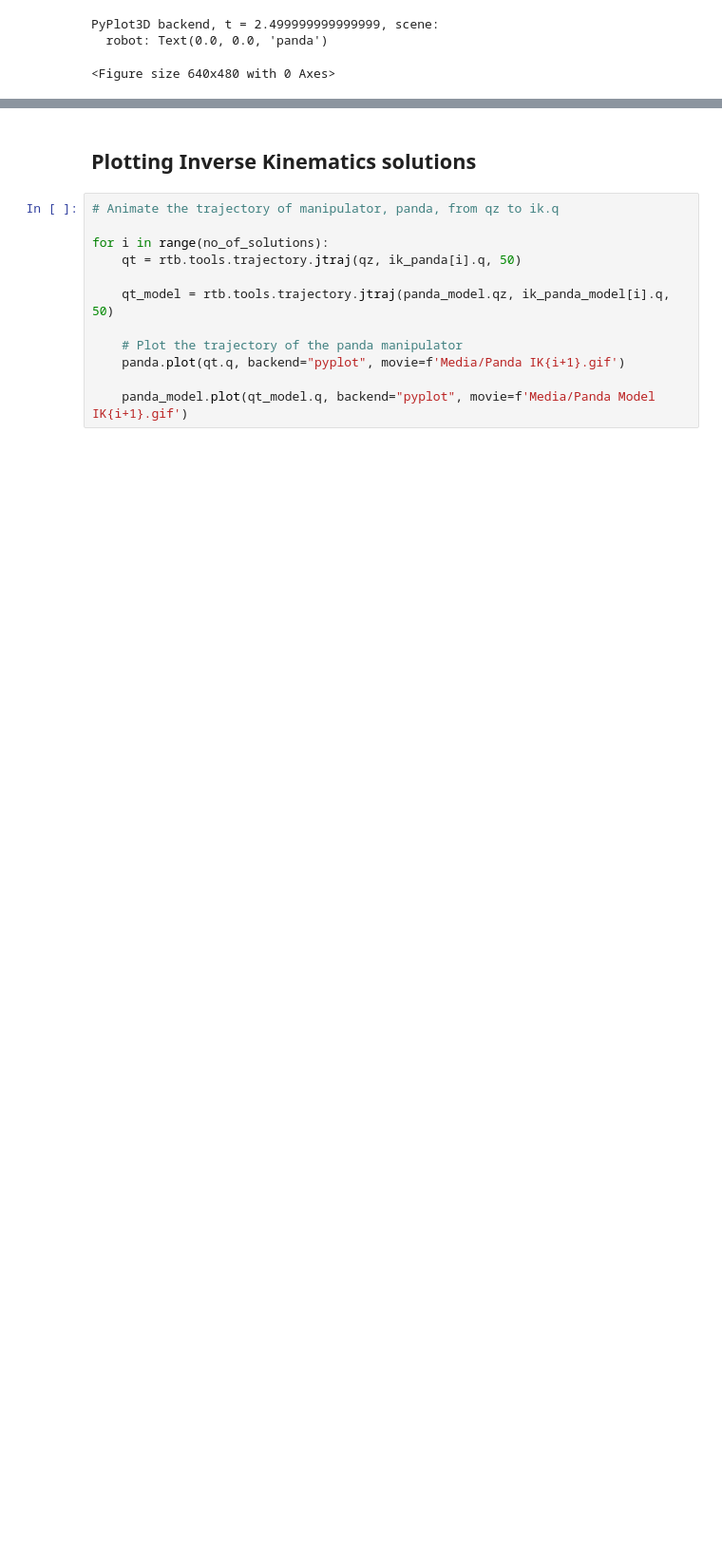
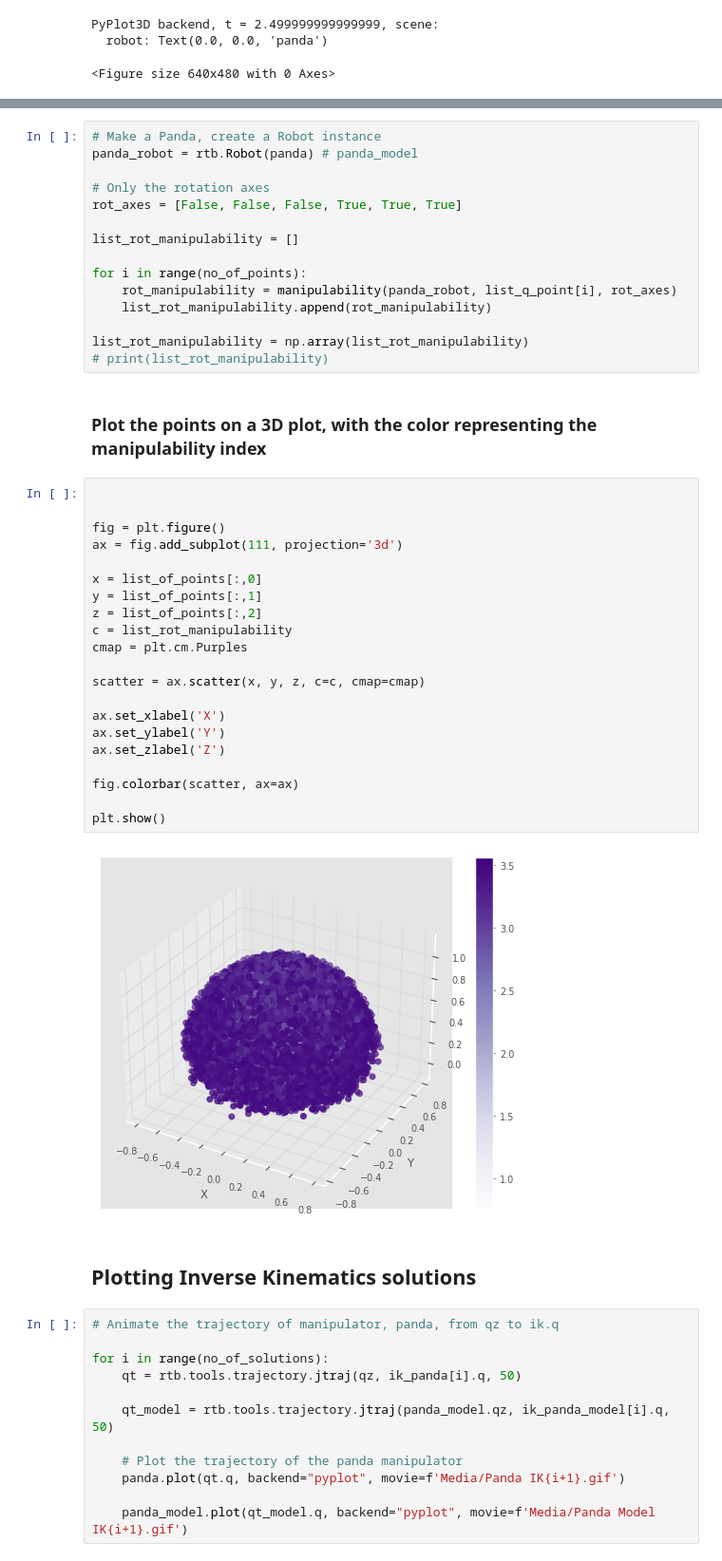
Before and after one commit to mtalirfan/ME-489-MATLAB-Manipulator, a Jupyter notebook: Python/Panda.ipynb, the cells around one changed output, grey strips where cells are left out. Shown at 95% size. Cells and saved outputs as stored; diff of their text form; blank space fills up the shorter version.

```diff
--- a/Python/Panda.ipynb
+++ b/Python/Panda.ipynb
@@ -244,3 +300,43 @@ PyPlot3D backend, t = 2.499999999999999, scene:
+# %%
+# Make a Panda, create a Robot instance
+panda_robot = rtb.Robot(panda) # panda_model
+
+# Only the rotation axes
+rot_axes = [False, False, False, True, True, True]
+
+list_rot_manipulability = []
+
+for i in range(no_of_points):
+    rot_manipulability = manipulability(panda_robot, list_q_point[i], rot_axes)
+    list_rot_manipulability.append(rot_manipulability)
+
+list_rot_manipulability = np.array(list_rot_manipulability)
+# print(list_rot_manipulability)
+# %% [markdown]
+### Plot the points on a 3D plot, with the color representing the manipulability index
+# %%
+
+
+fig = plt.figure()
+ax = fig.add_subplot(111, projection='3d')
+
+x = list_of_points[:,0]
+y = list_of_points[:,1]
+z = list_of_points[:,2]
+c = list_rot_manipulability
+cmap = plt.cm.Purples
+
+scatter = ax.scatter(x, y, z, c=c, cmap=cmap)
+
+ax.set_xlabel('X')
+ax.set_ylabel('Y')
+ax.set_zlabel('Z')
+
+fig.colorbar(scatter, ax=ax)
+
+plt.show()
+# %% [output]
+[figure, added]
 # %% [markdown]
 ## Plotting Inverse Kinematics solutions
 # %%
```
Also changed, not shown: parts of 8 cells of this notebook, 14 other files.
